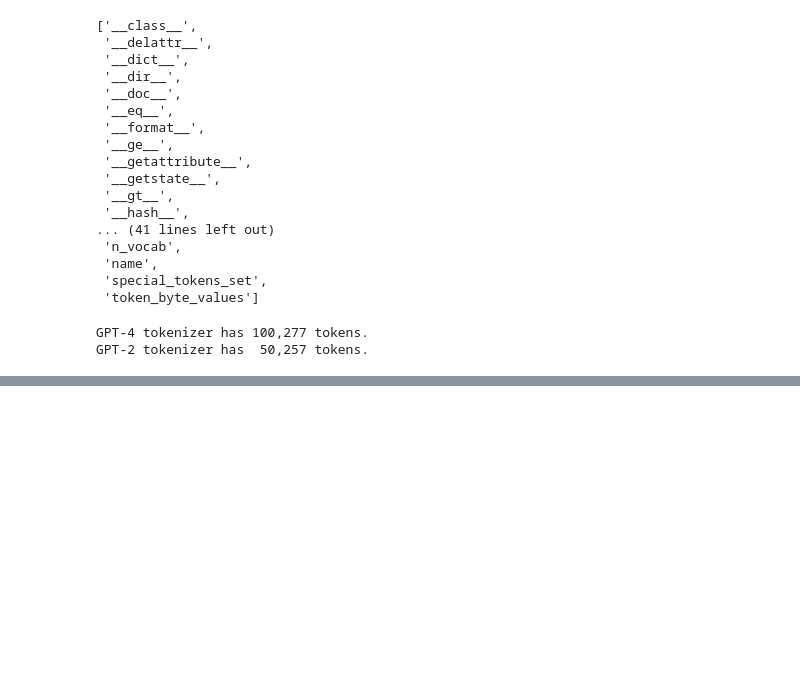
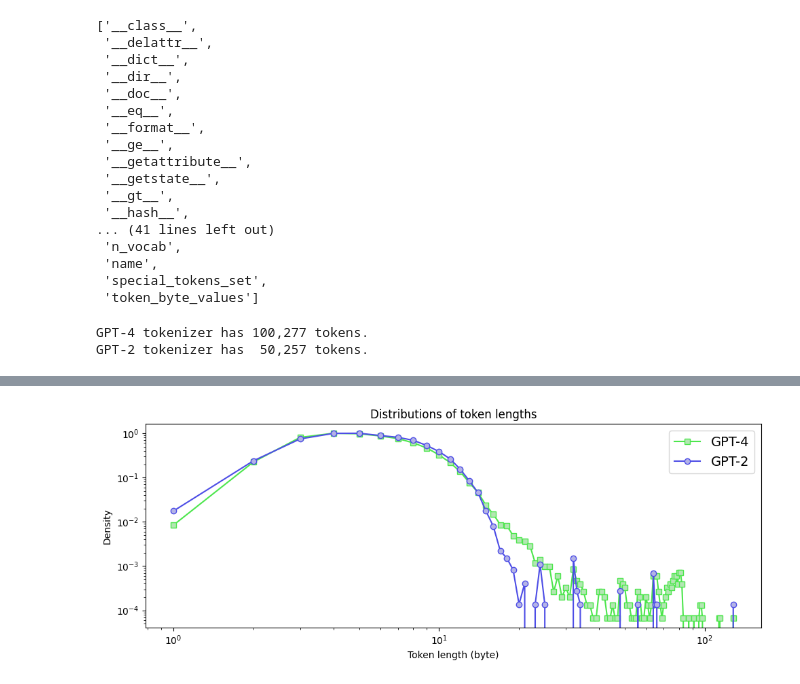
Before and after one commit to Saransh-Basu-01/50-Ml-Projects-to-understand-LLMs, a Jupyter notebook: Project_7_Translating_between_Tokenizers.ipynb, the cells around one changed output, grey strips where cells are left out. Cells and saved outputs as stored; diff of their text form; code cells hidden in the pictures; blank space fills up the shorter version.

```diff
--- a/Project_7_Translating_between_Tokenizers.ipynb
+++ b/Project_7_Translating_between_Tokenizers.ipynb
@@ -52,0 +60,44 @@ GPT-2 tokenizer has  50,257 tokens.
+# %%
+
+# using initialization and a for-loop
+lengths_2 = np.zeros(tokenizer_2.vocab_size,dtype=int)
+for t in range(tokenizer_2.vocab_size):
+  lengths_2[t] = len(tokenizer_2.decode(t).encode('utf-8'))
+
+# using list-comprehension
+
+lengths_2 = [ len(tokenizer_2.decode(t).encode('utf-8')) for t in range(tokenizer_2.vocab_size) ]
+# %%
+
+# initialize
+lengths_4 = np.zeros(tokenizer_4.n_vocab,dtype=int)
+
+# get the lengths
+for t in range(tokenizer_4.n_vocab):
+
+  # some token IDs cannot be decoded in isolation
+  try:
+    lengths_4[t] = len(tokenizer_4.decode([t]).encode('utf-8'))
+  except:
+    lengths_4[t] = -1
+# %%
+
+# bin counts for lengths
+bincounts_2 = np.bincount(lengths_2)
+bincounts_4 = np.bincount(lengths_4[lengths_4>-1])
+
+# note: first element in np.bincount output is for count=0, which we can ignore
+
+# plot
+plt.figure(figsize=(10,4))
+plt.plot(range(1,max(lengths_4)+1),bincounts_4[1:]/bincounts_4.max(),'s-',color=[.3,.9,.3],markerfacecolor=[.7,.9,.7],label='GPT-4')
+plt.plot(range(1,max(lengths_2)+1),bincounts_2[1:]/bincounts_2.max(),'o-',color=[.3,.3,.9],markerfacecolor=[.7,.7,.9],label='GPT-2')
+
+plt.legend(fontsize=14)
+plt.gca().set(xlabel='Token length (byte)',ylabel='Density',
+              title='Distributions of token lengths',yscale='log',xscale='log')
+
+plt.tight_layout()
+plt.show()
+# %% [output]
+[figure, added]
```
Also changed, not shown: parts of 2 cells of this notebook.
